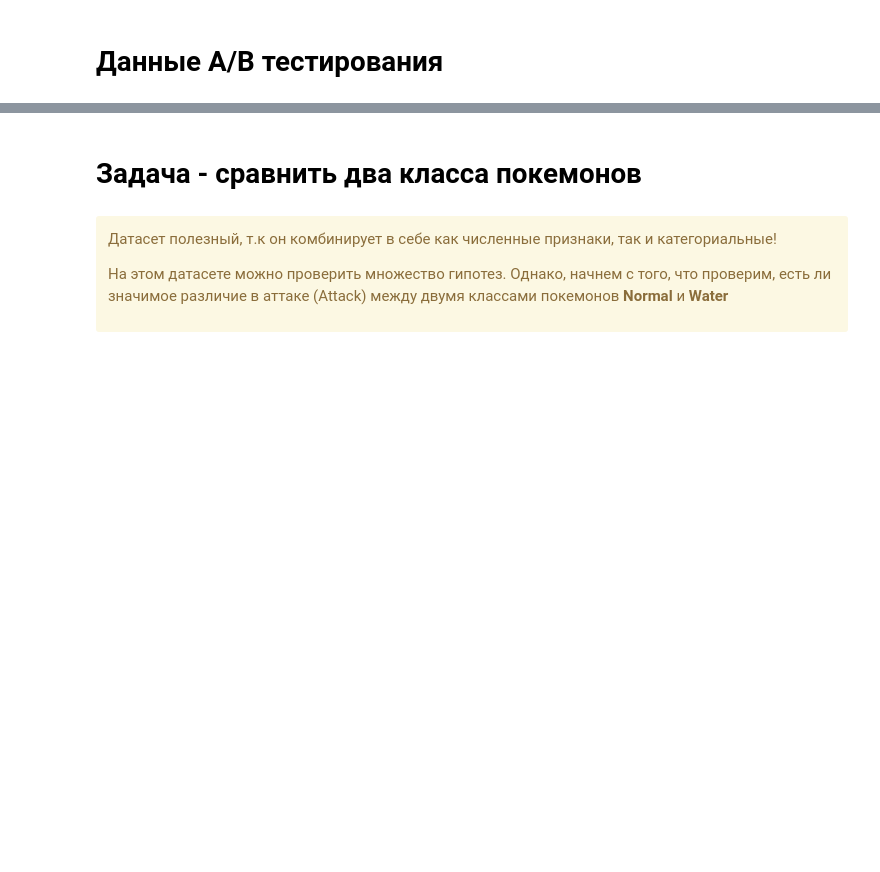
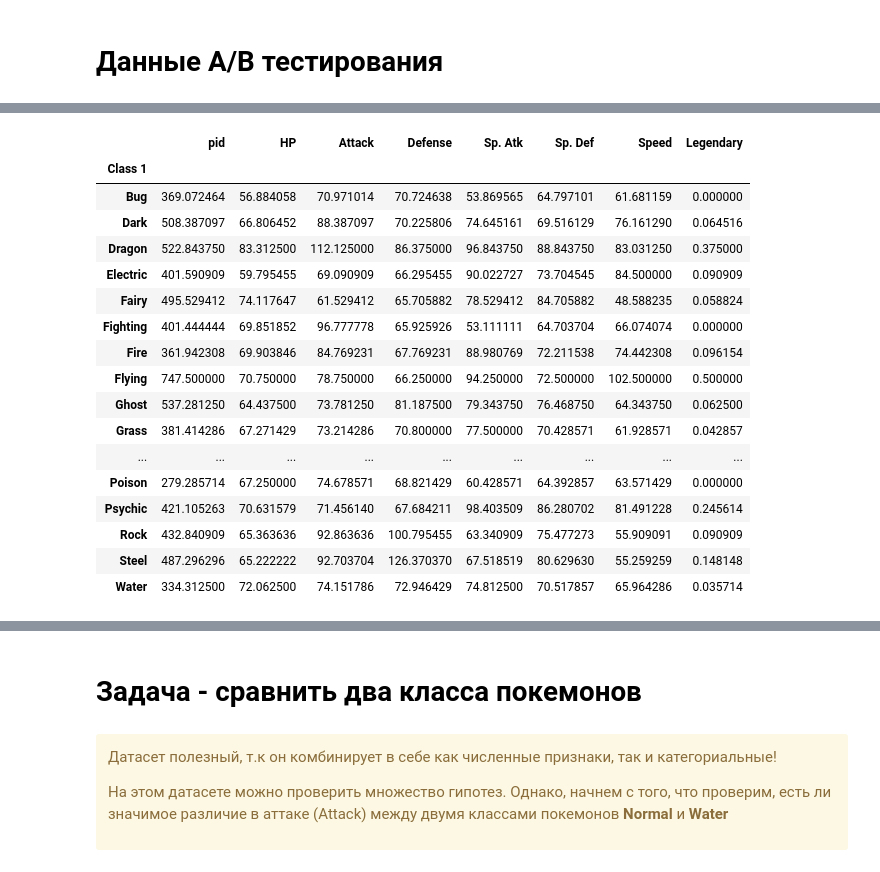
Before and after one commit to djpumauzb/Analyitics, a Jupyter notebook: A-B testing/lesson4/4.7 distrib2normal_adv.ipynb, the cells around one changed output, grey strips where cells are left out. Saved outputs shown, nothing was run; the diff lists cells and outputs as text; code cells hidden in the pictures; blank space fills up the shorter version.

```diff
--- a/A-B testing/lesson4/4.7 distrib2normal_adv.ipynb
+++ b/A-B testing/lesson4/4.7 distrib2normal_adv.ipynb
@@ -57,5 +64,25 @@ data.head()
 # %%
 # Сгруппируем информацию по классу
-data.groupby('Class 1').mean()
+# data.groupby('Class 1').mean() # govno ne rabochaya
+data.groupby('Class 1').mean(numeric_only=True)
+# %% [output]
+|  | pid | HP | Attack | Defense | Sp. Atk | Sp. Def | Speed | Legendary |
+| Class 1 |  |  |  |  |  |  |  |  |
+| Bug | 369.072464 | 56.884058 | 70.971014 | 70.724638 | 53.869565 | 64.797101 | 61.681159 | 0.000000 |
+| Dark | 508.387097 | 66.806452 | 88.387097 | 70.225806 | 74.645161 | 69.516129 | 76.161290 | 0.064516 |
+| Dragon | 522.843750 | 83.312500 | 112.125000 | 86.375000 | 96.843750 | 88.843750 | 83.031250 | 0.375000 |
+| Electric | 401.590909 | 59.795455 | 69.090909 | 66.295455 | 90.022727 | 73.704545 | 84.500000 | 0.090909 |
+| Fairy | 495.529412 | 74.117647 | 61.529412 | 65.705882 | 78.529412 | 84.705882 | 48.588235 | 0.058824 |
+| Fighting | 401.444444 | 69.851852 | 96.777778 | 65.925926 | 53.111111 | 64.703704 | 66.074074 | 0.000000 |
+| Fire | 361.942308 | 69.903846 | 84.769231 | 67.769231 | 88.980769 | 72.211538 | 74.442308 | 0.096154 |
+| Flying | 747.500000 | 70.750000 | 78.750000 | 66.250000 | 94.250000 | 72.500000 | 102.500000 | 0.500000 |
+| Ghost | 537.281250 | 64.437500 | 73.781250 | 81.187500 | 79.343750 | 76.468750 | 64.343750 | 0.062500 |
+| Grass | 381.414286 | 67.271429 | 73.214286 | 70.800000 | 77.500000 | 70.428571 | 61.928571 | 0.042857 |
+| ... | ... | ... | ... | ... | ... | ... | ... | ... |
+| Poison | 279.285714 | 67.250000 | 74.678571 | 68.821429 | 60.428571 | 64.392857 | 63.571429 | 0.000000 |
+| Psychic | 421.105263 | 70.631579 | 71.456140 | 67.684211 | 98.403509 | 86.280702 | 81.491228 | 0.245614 |
+| Rock | 432.840909 | 65.363636 | 92.863636 | 100.795455 | 63.340909 | 75.477273 | 55.909091 | 0.090909 |
+| Steel | 487.296296 | 65.222222 | 92.703704 | 126.370370 | 67.518519 | 80.629630 | 55.259259 | 0.148148 |
+| Water | 334.312500 | 72.062500 | 74.151786 | 72.946429 | 74.812500 | 70.517857 | 65.964286 | 0.035714 |
 # %%
 # Сгруппируем по классам и посчитаем количество в каждом классе, чтоб определеить самые представленные
```
Also changed, not shown: parts of 17 cells of this notebook, 1 other file.
